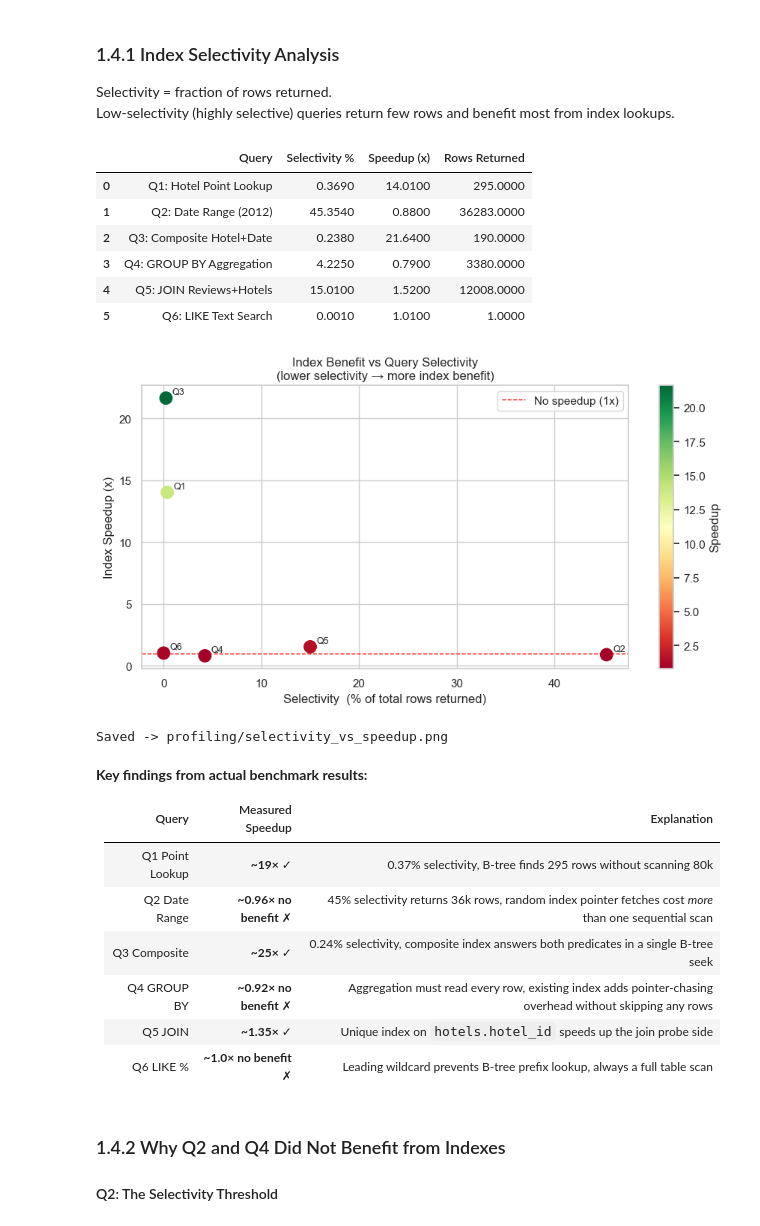
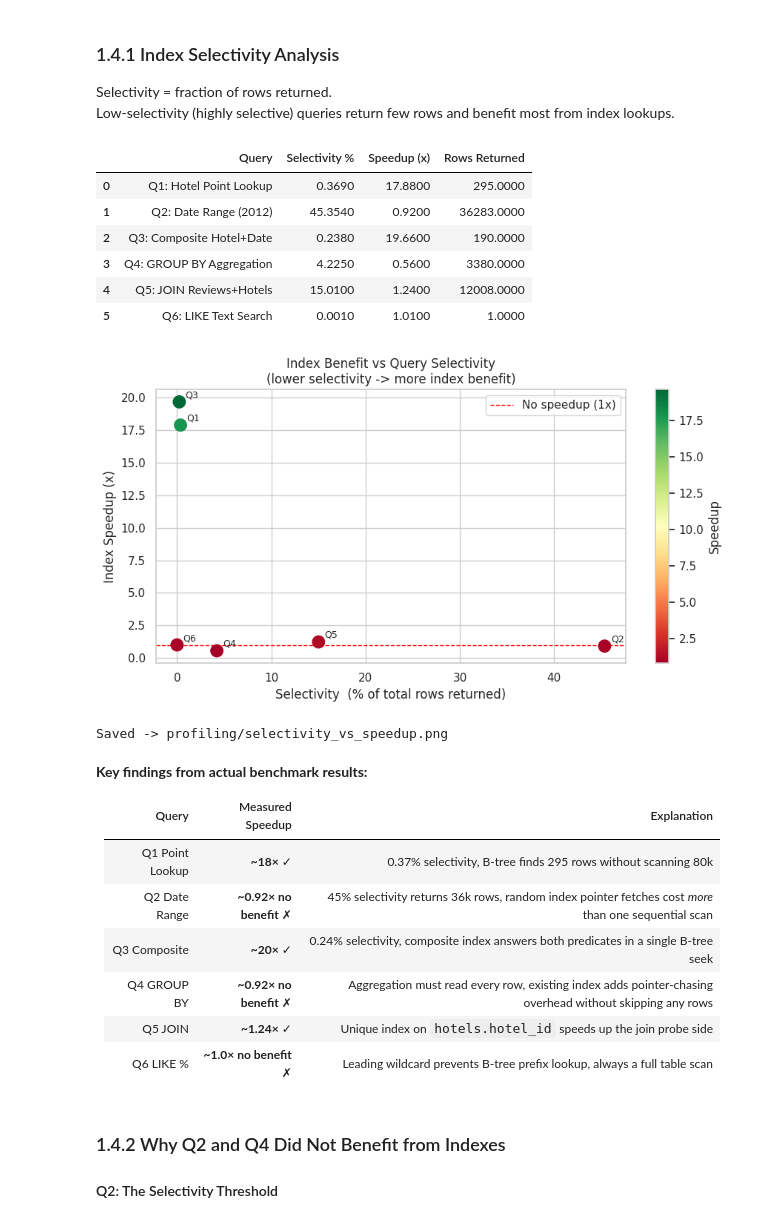
Before and after one commit to nadiavictoria/IS512-Hotel-Analytics, a Jupyter notebook: notebooks/04_performance_profiling.ipynb, the cells around one changed output. Cells and saved outputs as stored; diff of their text form; code cells hidden in the pictures.

```diff
--- a/notebooks/04_performance_profiling.ipynb
+++ b/notebooks/04_performance_profiling.ipynb
@@ -459,51 +401,51 @@ sel_data = [
     }
     for label, row in bench_df.iterrows()
 ]
 sel_df = pd.DataFrame(sel_data)
 display(sel_df)
 
 fig, ax = plt.subplots(figsize=(9, 5))
 sc = ax.scatter(
     sel_df['Selectivity %'], sel_df['Speedup (x)'],
     s=140, c=sel_df['Speedup (x)'], cmap='RdYlGn',
     vmin=0.8, vmax=sel_df['Speedup (x)'].max(), zorder=3
 )
 for _, row in sel_df.iterrows():
     ax.annotate(
         row['Query'].split(':')[0],
         (row['Selectivity %'], row['Speedup (x)']),
         textcoords='offset points', xytext=(6, 4), fontsize=9
     )
 ax.axhline(1, color='red', linestyle='--', linewidth=1, label='No speedup (1x)')
 ax.set_xlabel('Selectivity  (% of total rows returned)')
 ax.set_ylabel('Index Speedup (x)')
-ax.set_title('Index Benefit vs Query Selectivity\n(lower selectivity → more index benefit)')
+ax.set_title('Index Benefit vs Query Selectivity\n(lower selectivity -> more index benefit)')
 ax.legend()
 plt.colorbar(sc, label='Speedup')
 plt.tight_layout()
 plt.savefig(PROFILING_DIR / 'selectivity_vs_speedup.png', bbox_inches='tight')
 plt.show()
 print('Saved -> profiling/selectivity_vs_speedup.png')
 # %% [output]
 |  | Query | Selectivity % | Speedup (x) | Rows Returned |
-| 0 | Q1: Hotel Point Lookup | 0.3690 | 14.0100 | 295.0000 |
-| 1 | Q2: Date Range (2012) | 45.3540 | 0.8800 | 36283.0000 |
-| 2 | Q3: Composite Hotel+Date | 0.2380 | 21.6400 | 190.0000 |
-| 3 | Q4: GROUP BY Aggregation | 4.2250 | 0.7900 | 3380.0000 |
-| 4 | Q5: JOIN Reviews+Hotels | 15.0100 | 1.5200 | 12008.0000 |
+| 0 | Q1: Hotel Point Lookup | 0.3690 | 17.8800 | 295.0000 |
+| 1 | Q2: Date Range (2012) | 45.3540 | 0.9200 | 36283.0000 |
+| 2 | Q3: Composite Hotel+Date | 0.2380 | 19.6600 | 190.0000 |
+| 3 | Q4: GROUP BY Aggregation | 4.2250 | 0.5600 | 3380.0000 |
+| 4 | Q5: JOIN Reviews+Hotels | 15.0100 | 1.2400 | 12008.0000 |
 | 5 | Q6: LIKE Text Search | 0.0010 | 1.0100 | 1.0000 |
-[figure, old version]
+[figure, new version]
 Saved -> profiling/selectivity_vs_speedup.png
 # %% [markdown]
 **Key findings from actual benchmark results:**
 
 | Query | Measured Speedup | Explanation |
 |-------|-----------------|-------------|
-| Q1 Point Lookup | **~19×** ✓ | 0.37% selectivity, B-tree finds 295 rows without scanning 80k |
-| Q2 Date Range | **~0.96× no benefit** ✗ | 45% selectivity returns 36k rows, random index pointer fetches cost *more* than one sequential scan |
-| Q3 Composite | **~25×** ✓ | 0.24% selectivity, composite index answers both predicates in a single B-tree seek |
+| Q1 Point Lookup | **~18×** ✓ | 0.37% selectivity, B-tree finds 295 rows without scanning 80k |
+| Q2 Date Range | **~0.92× no benefit** ✗ | 45% selectivity returns 36k rows, random index pointer fetches cost *more* than one sequential scan |
+| Q3 Composite | **~20×** ✓ | 0.24% selectivity, composite index answers both predicates in a single B-tree seek |
 | Q4 GROUP BY | **~0.92× no benefit** ✗ | Aggregation must read every row, existing index adds pointer-chasing overhead without skipping any rows |
-| Q5 JOIN | **~1.35×** ✓ | Unique index on `hotels.hotel_id` speeds up the join probe side |
+| Q5 JOIN | **~1.24×** ✓ | Unique index on `hotels.hotel_id` speeds up the join probe side |
 | Q6 LIKE % | **~1.0× no benefit** ✗ | Leading wildcard prevents B-tree prefix lookup, always a full table scan |
 # %% [markdown]
 ### 1.4.2 Why Q2 and Q4 Did Not Benefit from Indexes
```
Also changed, not shown: parts of 23 cells of this notebook, 10 other files.
